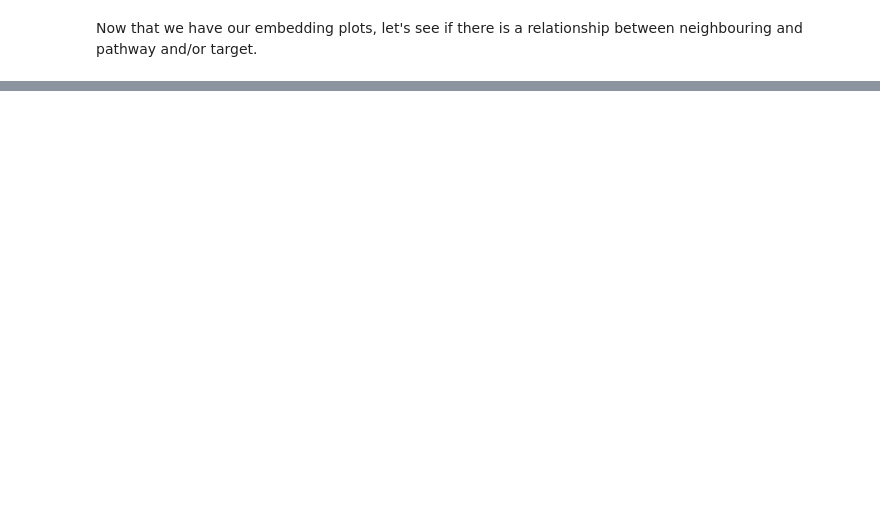
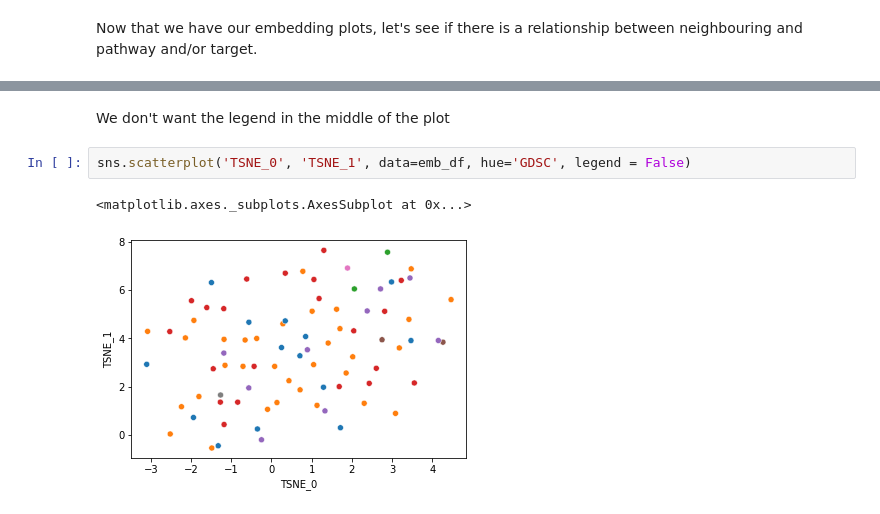
Before and after one commit to edmanft/cat_drug_synergy, a Jupyter notebook: Visualizing_embeddings.ipynb, the cells around one changed output, grey strips where cells are left out. Cells and saved outputs as stored; diff of their text form; blank space fills up the shorter version.

```diff
--- a/Visualizing_embeddings.ipynb
+++ b/Visualizing_embeddings.ipynb
@@ -95,0 +137,7 @@ Now that we have our embedding plots, let's see if there is a relationship betwe
+# %% [markdown]
+We don't want the legend in the middle of the plot
+# %%
+sns.scatterplot('TSNE_0', 'TSNE_1', data=emb_df, hue='GDSC', legend = False)
+# %% [output]
+<matplotlib.axes._subplots.AxesSubplot at 0x...>
+[figure, added]
```
Also changed, not shown: parts of 20 cells of this notebook.
